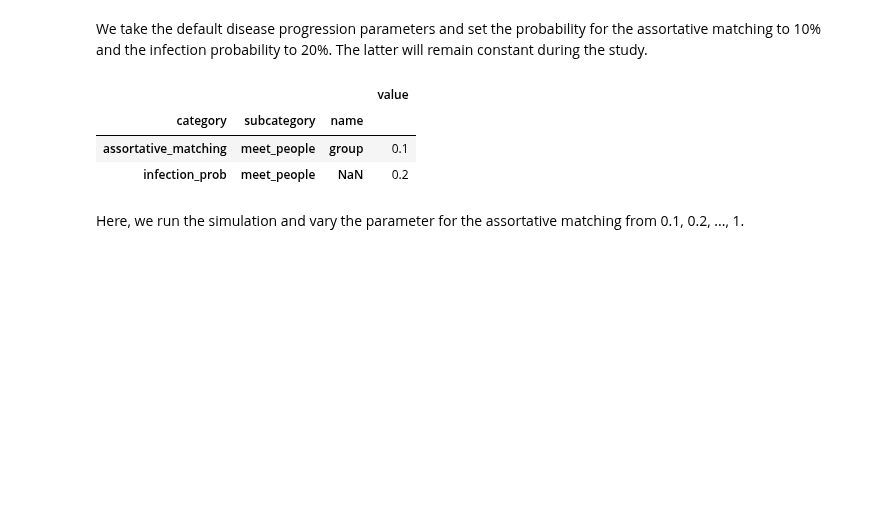
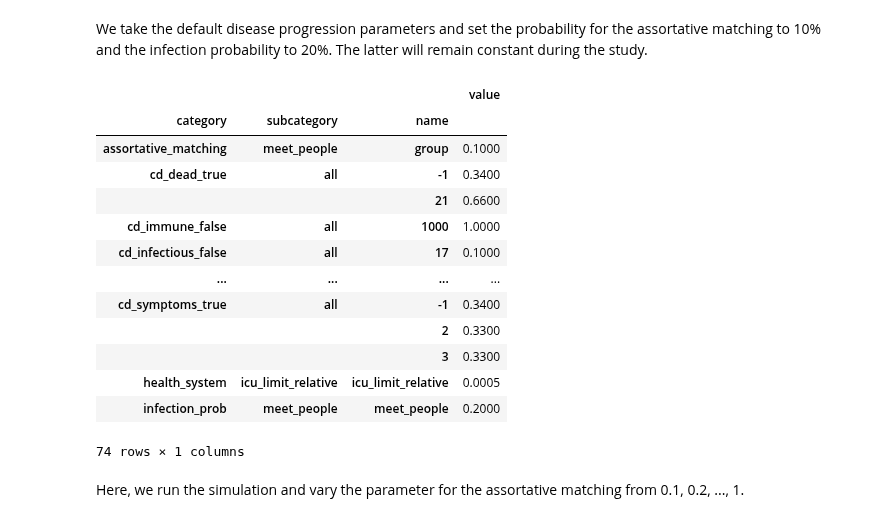
Before and after one commit to covid-19-impact-lab/sid, a Jupyter notebook: docs/source/explanations/assortative_matching.ipynb, the cells around one changed output. Drawn from its saved outputs; the diff is of its cells as text; code cells hidden in the pictures; blank space fills up the shorter version.

```diff
--- a/docs/source/explanations/assortative_matching.ipynb
+++ b/docs/source/explanations/assortative_matching.ipynb
@@ -92,25 +92,36 @@ contact_models = {
 We take the default disease progression parameters and set the probability for the assortative matching to 10% and the infection probability to 20%. The latter will remain constant during the study.
 # %%
 index_columns = ["category", "subcategory", "name"]
-params = pd.read_csv("../../../sid/params.csv", index_col=index_columns)
+params = pd.read_csv("../../../src/sid/covid_epi_params.csv", index_col=index_columns)
 
 additional_params = """
 category,subcategory,name,value
 assortative_matching,meet_people,group,0.1
 infection_prob,meet_people,meet_people,0.2
+cd_knows_true,all,-1,1.0
 """
 additional_params = pd.read_csv(
     io.StringIO(additional_params), index_col=index_columns,
 )
 
 params = params.append(additional_params).sort_index()
 
-additional_params
+params
 # %% [output]
 |  |  |  | value |
 | category | subcategory | name |  |
-| assortative_matching | meet_people | group | 0.1 |
-| infection_prob | meet_people | NaN | 0.2 |
+| assortative_matching | meet_people | group | 0.1000 |
+| cd_dead_true | all | -1 | 0.3400 |
+|  |  | 21 | 0.6600 |
+| cd_immune_false | all | 1000 | 1.0000 |
+| cd_infectious_false | all | 17 | 0.1000 |
+| ... | ... | ... | ... |
+| cd_symptoms_true | all | -1 | 0.3400 |
+|  |  | 2 | 0.3300 |
+|  |  | 3 | 0.3300 |
+| health_system | icu_limit_relative | icu_limit_relative | 0.0005 |
+| infection_prob | meet_people | meet_people | 0.2000 |
+74 rows × 1 columns
 # %% [markdown]
 Here, we run the simulation and vary the parameter for the assortative matching from 0.1, 0.2, ..., 1.
 # %%
```
Also changed, not shown: parts of 5 cells of this notebook, 55 other files.
